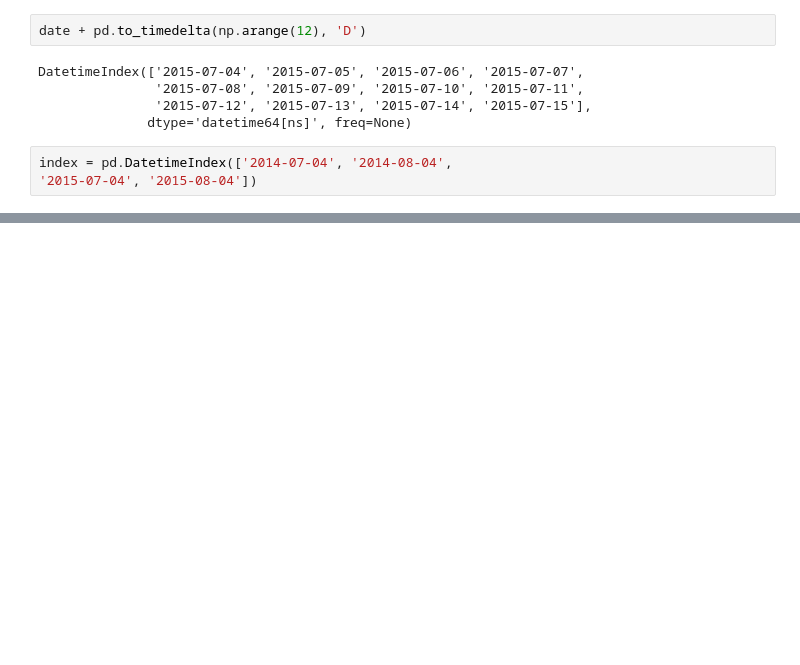
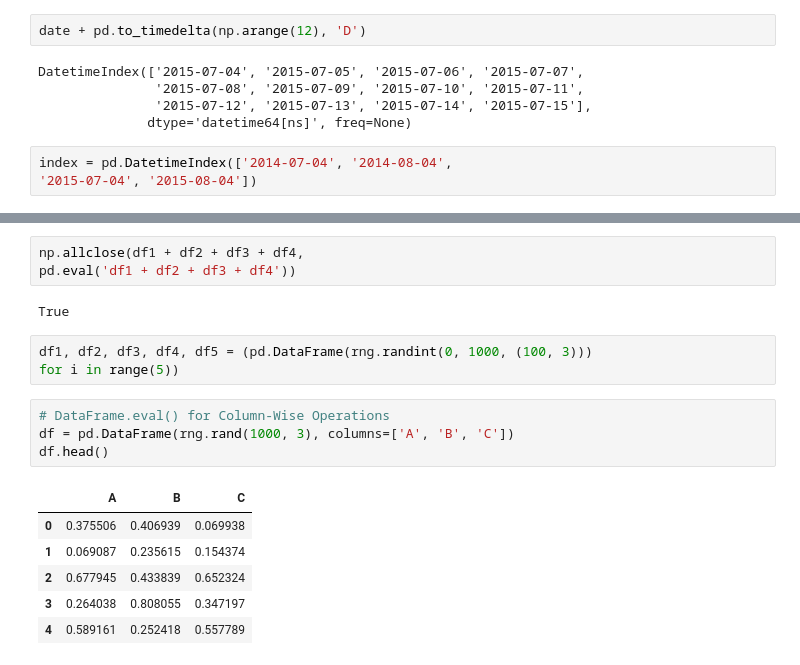
Before and after one commit to aliensmart/machine_learning, a Jupyter notebook: Pandas.ipynb, the cells around one changed output, grey strips where cells are left out. Saved outputs shown, nothing was run; the diff lists cells and outputs as text; blank space fills up the shorter version.

```diff
--- a/Pandas.ipynb
+++ b/Pandas.ipynb
@@ -2736,0 +2763,19 @@ AttributeError: 'DataFrame' object has no attribute 'ix'
+# %%
+np.allclose(df1 + df2 + df3 + df4,
+pd.eval('df1 + df2 + df3 + df4'))
+# %% [output]
+True
+# %%
+df1, df2, df3, df4, df5 = (pd.DataFrame(rng.randint(0, 1000, (100, 3)))
+for i in range(5))
+# %%
+# DataFrame.eval() for Column-Wise Operations
+df = pd.DataFrame(rng.rand(1000, 3), columns=['A', 'B', 'C'])
+df.head()
+# %% [output]
+|  | A | B | C |
+| 0 | 0.375506 | 0.406939 | 0.069938 |
+| 1 | 0.069087 | 0.235615 | 0.154374 |
+| 2 | 0.677945 | 0.433839 | 0.652324 |
+| 3 | 0.264038 | 0.808055 | 0.347197 |
+| 4 | 0.589161 | 0.252418 | 0.557789 |
```
Also changed, not shown: parts of 109 cells of this notebook.
